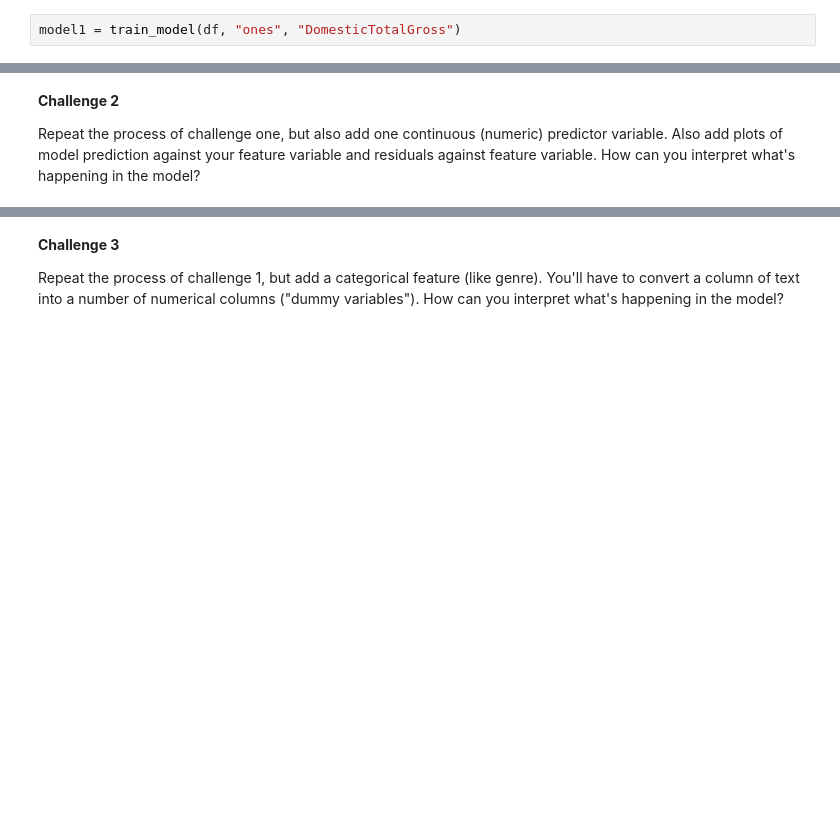
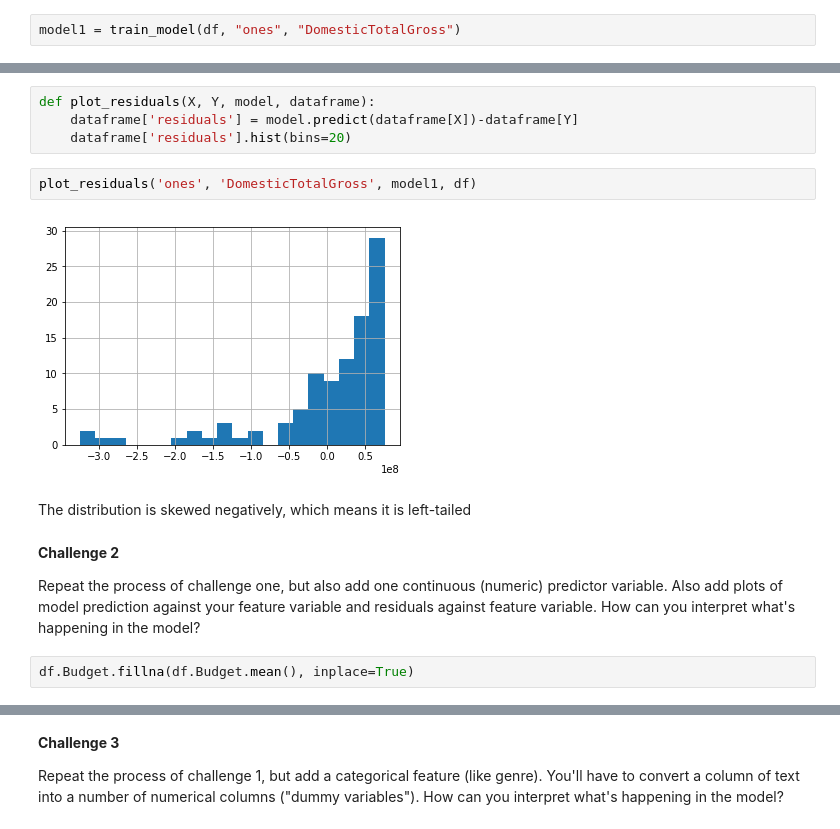
Before and after one commit to bfitzpa5/Metis_Challenges, a Jupyter notebook: 05-linear_splitting/challenge_set_5_brendan.ipynb, the cells around one changed output, grey strips where cells are left out. Drawn from its saved outputs; the diff is of its cells as text; blank space fills up the shorter version.

```diff
--- a/05-linear_splitting/challenge_set_5_brendan.ipynb
+++ b/05-linear_splitting/challenge_set_5_brendan.ipynb
@@ -103,4 +116,16 @@ df['constantPredict'] = model1.predict(df.ones)
+# %%
+def plot_residuals(X, Y, model, dataframe):
+    dataframe['residuals'] = model.predict(dataframe[X])-dataframe[Y]
+    dataframe['residuals'].hist(bins=20)
+# %%
+plot_residuals('ones', 'DomesticTotalGross', model1, df)
+# %% [output]
+[figure, added]
+# %% [markdown]
+The distribution is skewed negatively, which means it is left-tailed
 # %% [markdown]
 **Challenge 2**
 
 Repeat the process of challenge one, but also add one continuous (numeric) predictor variable. Also add plots of model prediction against your feature variable and residuals against feature variable. How can you interpret what's happening in the model?
+# %%
+df.Budget.fillna(df.Budget.mean(), inplace=True)
```
Also changed, not shown: parts of 21 cells of this notebook.
